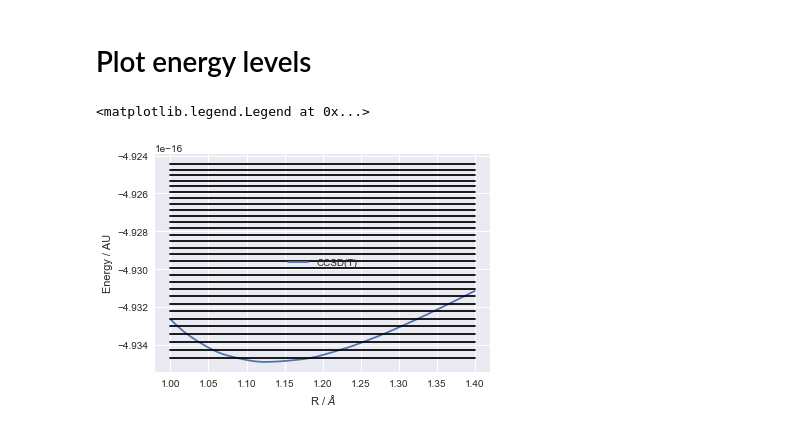
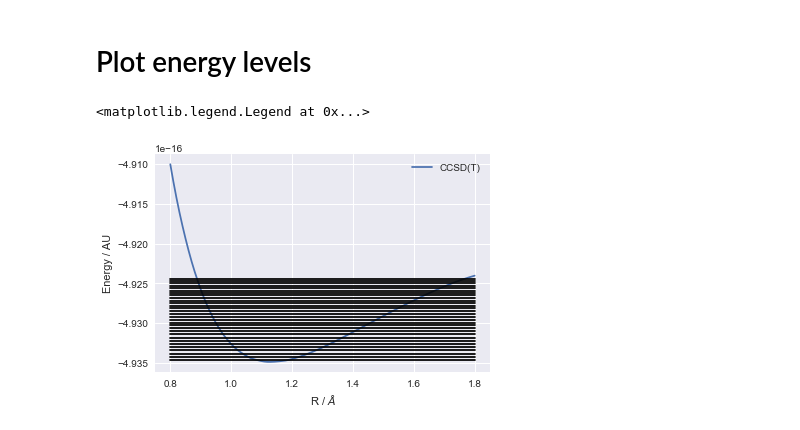
Before and after one commit to jcartus/TMSoCM, a Jupyter notebook: TaskD/FiniteDifferences.ipynb, the cells around one changed output. Cells and saved outputs as stored; diff of their text form; code cells hidden in the pictures.

```diff
--- a/TaskD/FiniteDifferences.ipynb
+++ b/TaskD/FiniteDifferences.ipynb
@@ -209,17 +226,17 @@ Text(0,0.5,'$\\psi$ / AU')
 # %% [markdown]
 # Plot energy levels
 # %%
-t = np.linspace(1.0, 1.4, 500)
+t = np.linspace(0.8, 1.8, 500)
 
 plt.plot(t, interpolator_CCSDT(t), label="CCSD(T)")
 for e in  eigsh(H_CCSDT, 30)[0]:
-    plt.plot([1.0, 1.4], [e,e], "k-")
+    plt.plot([0.8, 1.8], [e,e], "k-")
 
 
 plt.xlabel("R / $\AA$")
 plt.ylabel("Energy / AU")
 
 plt.legend()
 # %% [output]
 <matplotlib.legend.Legend at 0x...>
-[figure, old version]
+[figure, new version]
```
Also changed, not shown: parts of 3 cells of this notebook.
